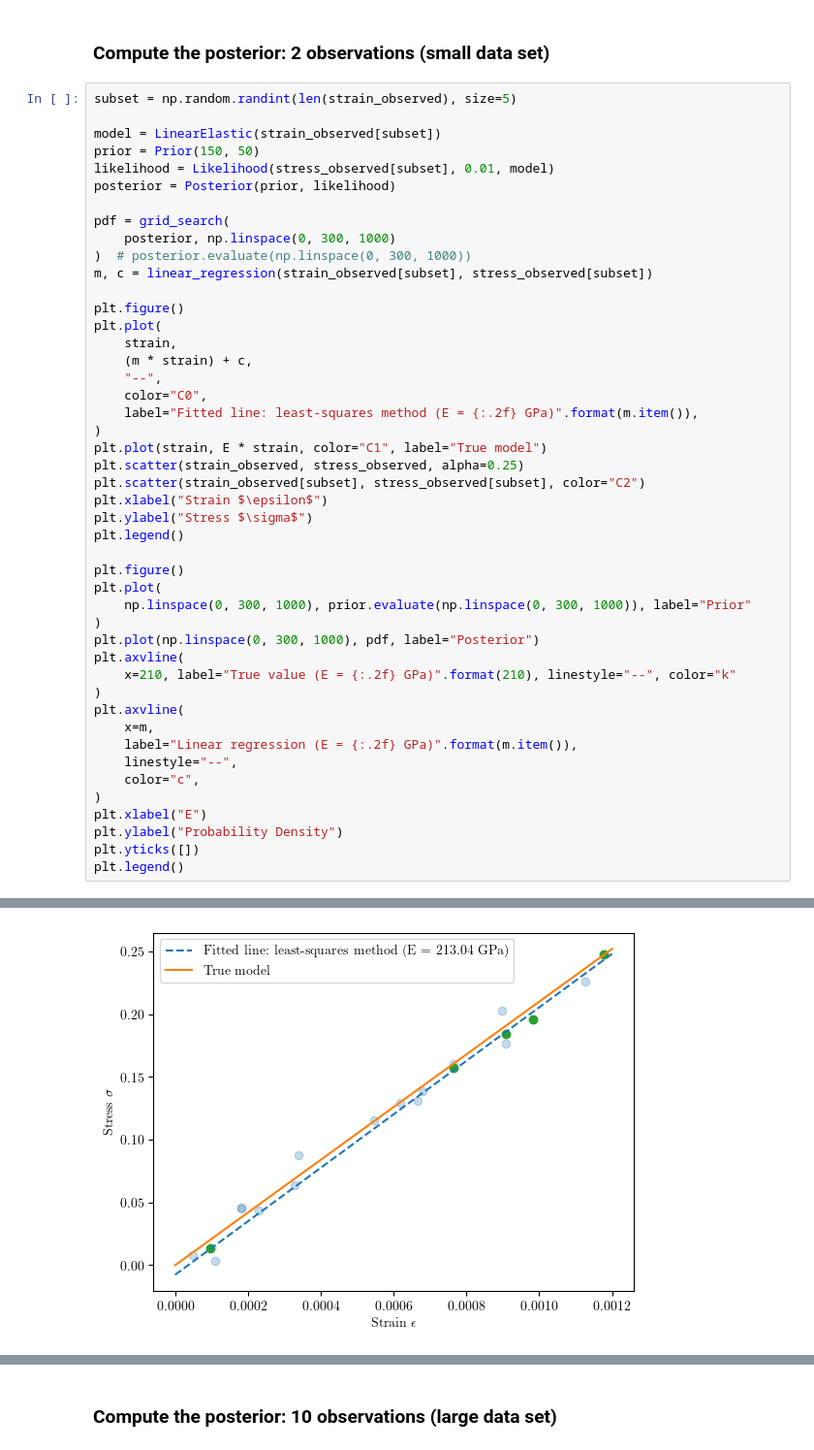
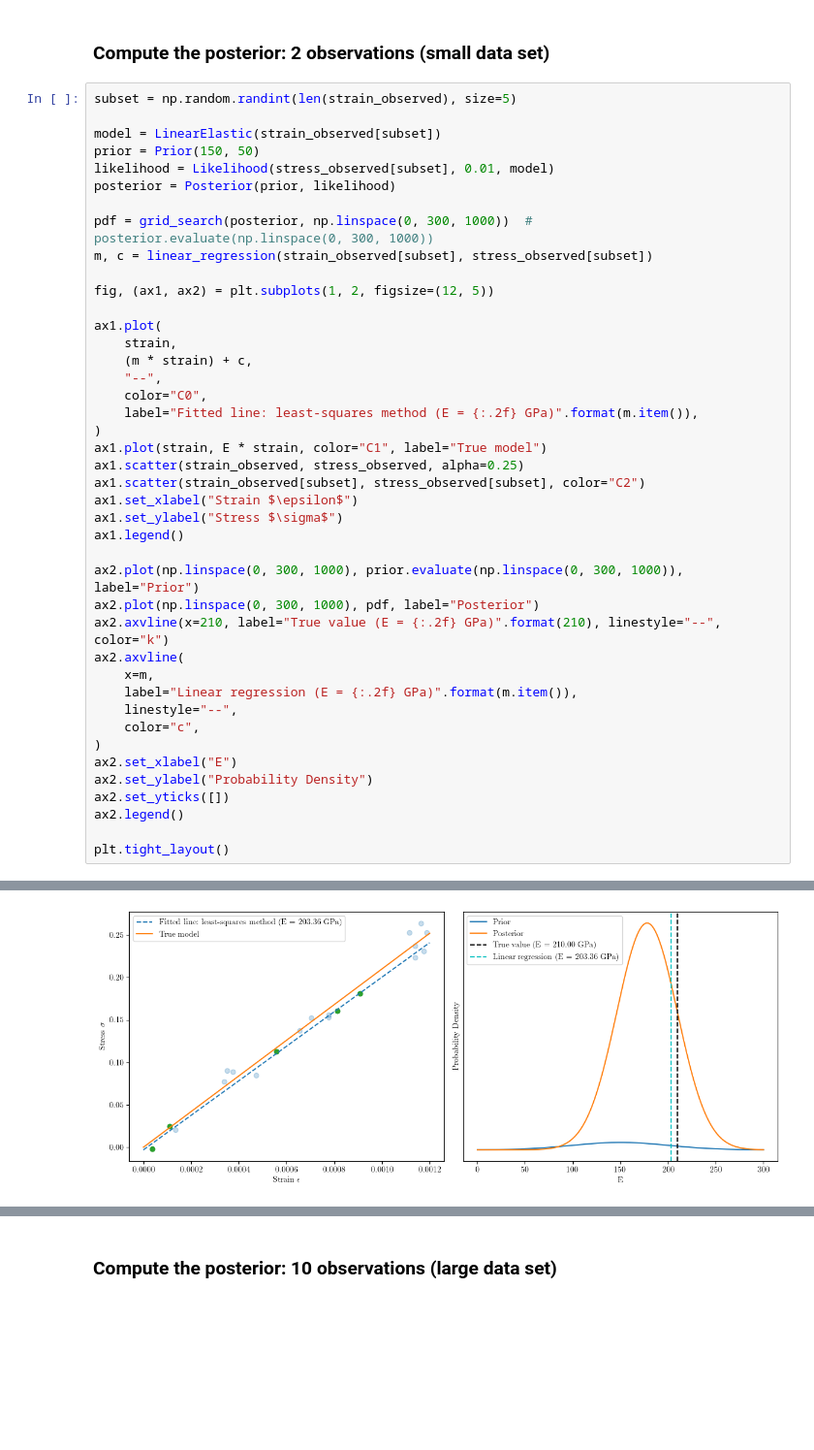
Before and after one commit to mark-hobbs/bayesian-inference-tutorial, a Jupyter notebook: examples/01-linear-elasticity.ipynb, the cells around one changed output, grey strips where cells are left out. Shown at 97% size. Saved outputs shown, nothing was run; the diff lists cells and outputs as text; blank space fills up the shorter version.

Commit message:
Improve figures

```diff
--- a/examples/01-linear-elasticity.ipynb
+++ b/examples/01-linear-elasticity.ipynb
@@ -483,42 +481,38 @@ prior = Prior(150, 50)
 likelihood = Likelihood(stress_observed[subset], 0.01, model)
 posterior = Posterior(prior, likelihood)
 
-pdf = grid_search(
-    posterior, np.linspace(0, 300, 1000)
-)  # posterior.evaluate(np.linspace(0, 300, 1000))
+pdf = grid_search(posterior, np.linspace(0, 300, 1000))  # posterior.evaluate(np.linspace(0, 300, 1000))
 m, c = linear_regression(strain_observed[subset], stress_observed[subset])
 
-plt.figure()
-plt.plot(
+fig, (ax1, ax2) = plt.subplots(1, 2, figsize=(12, 5))
+
+ax1.plot(
     strain,
     (m * strain) + c,
     "--",
     color="C0",
     label="Fitted line: least-squares method (E = {:.2f} GPa)".format(m.item()),
 )
-plt.plot(strain, E * strain, color="C1", label="True model")
-plt.scatter(strain_observed, stress_observed, alpha=0.25)
-plt.scatter(strain_observed[subset], stress_observed[subset], color="C2")
-plt.xlabel("Strain $\epsilon$")
-plt.ylabel("Stress $\sigma$")
-plt.legend()
+ax1.plot(strain, E * strain, color="C1", label="True model")
+ax1.scatter(strain_observed, stress_observed, alpha=0.25)
+ax1.scatter(strain_observed[subset], stress_observed[subset], color="C2")
+ax1.set_xlabel("Strain $\epsilon$")
+ax1.set_ylabel("Stress $\sigma$")
+ax1.legend()
 
-plt.figure()
-plt.plot(
-    np.linspace(0, 300, 1000), prior.evaluate(np.linspace(0, 300, 1000)), label="Prior"
-)
-plt.plot(np.linspace(0, 300, 1000), pdf, label="Posterior")
-plt.axvline(
-    x=210, label="True value (E = {:.2f} GPa)".format(210), linestyle="--", color="k"
-)
-plt.axvline(
+ax2.plot(np.linspace(0, 300, 1000), prior.evaluate(np.linspace(0, 300, 1000)), label="Prior")
+ax2.plot(np.linspace(0, 300, 1000), pdf, label="Posterior")
+ax2.axvline(x=210, label="True value (E = {:.2f} GPa)".format(210), linestyle="--", color="k")
+ax2.axvline(
     x=m,
     label="Linear regression (E = {:.2f} GPa)".format(m.item()),
     linestyle="--",
     color="c",
 )
-plt.xlabel("E")
-plt.ylabel("Probability Density")
-plt.yticks([])
-plt.legend()
+ax2.set_xlabel("E")
+ax2.set_ylabel("Probability Density")
+ax2.set_yticks([])
+ax2.legend()
+
+plt.tight_layout()
 # %% [output]
@@ -526 +519 @@ plt.legend()
-[figure, old version]
+[figure, new version]
```
Also changed, not shown: parts of 19 cells of this notebook.
